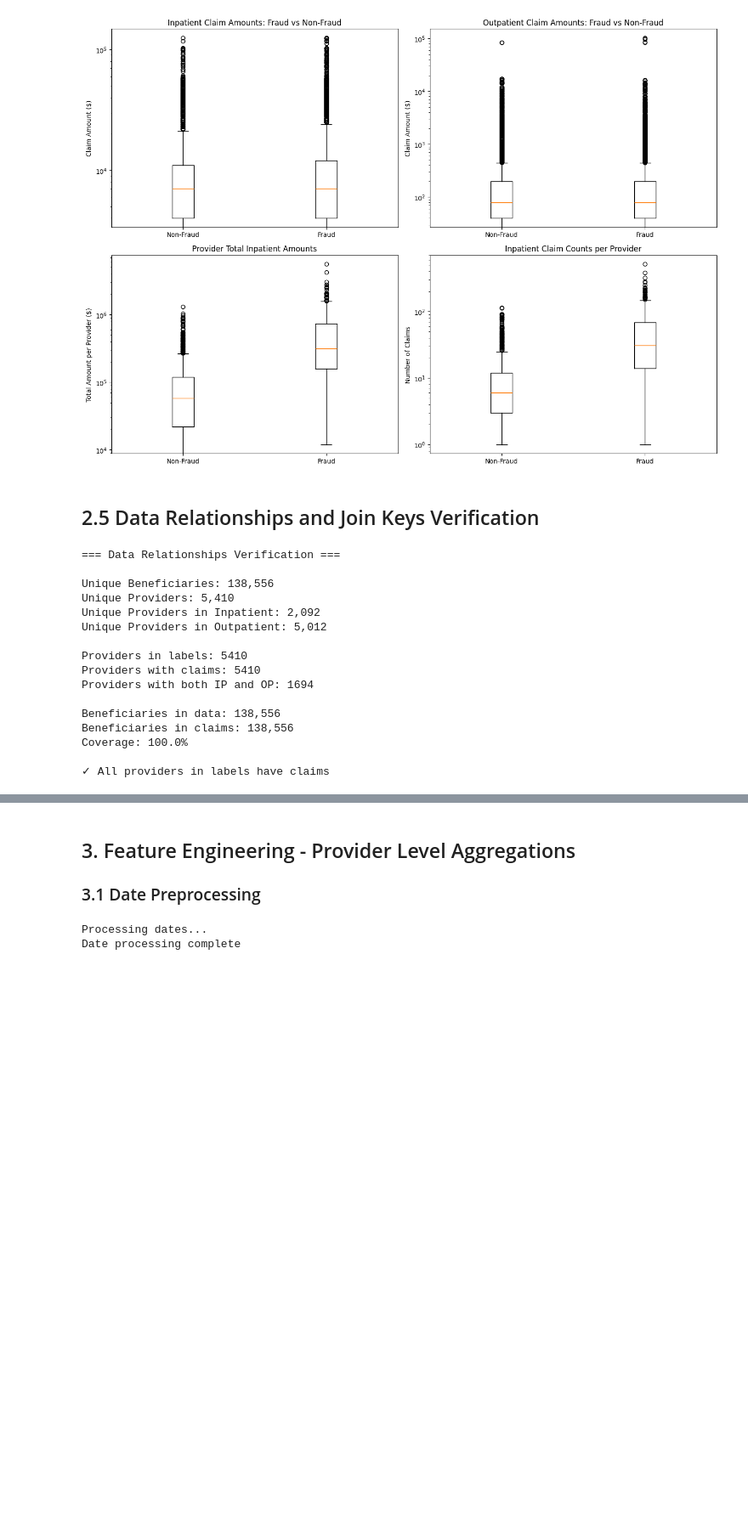
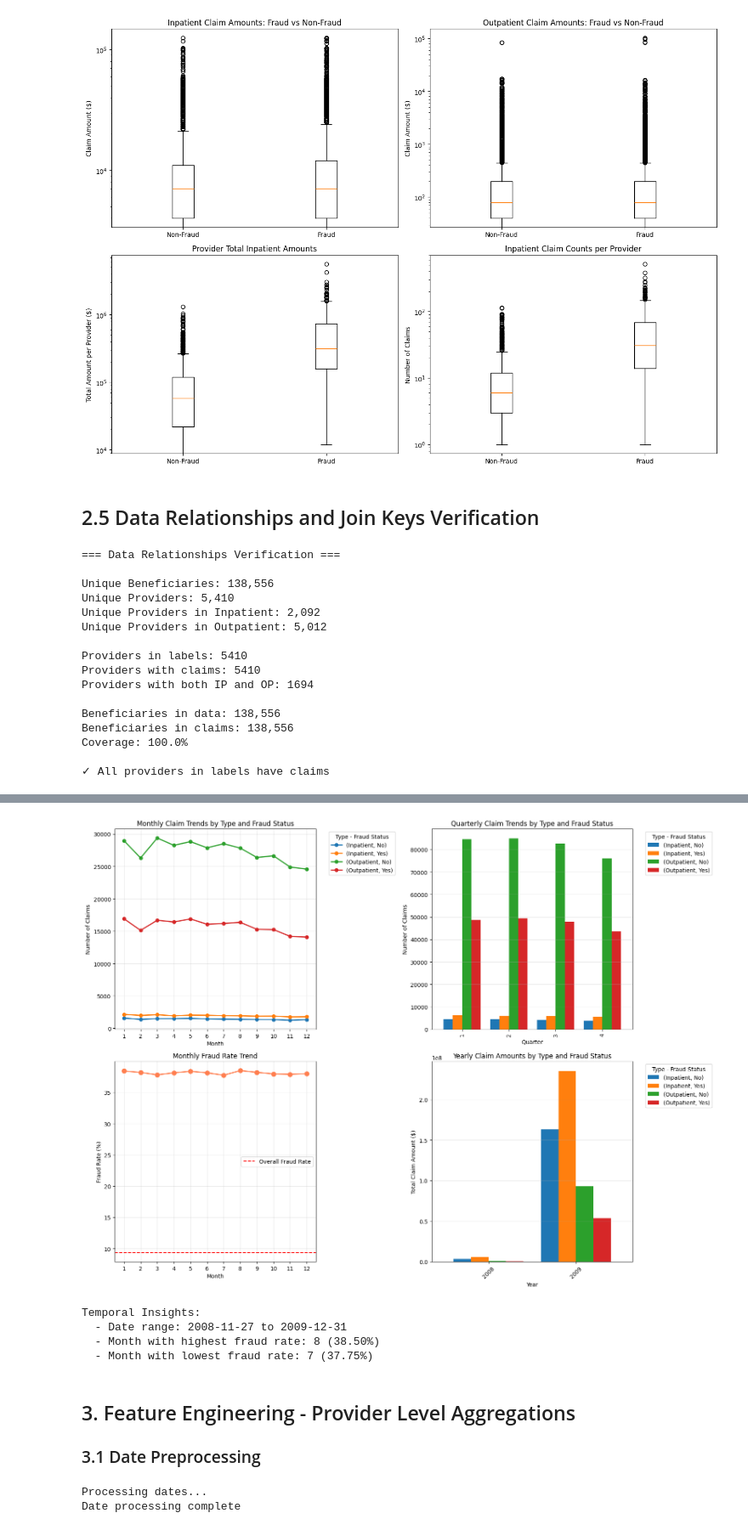
Before and after one commit to Youssefabdelmalak/fraud_detection_project, a Jupyter notebook: notebooks/01_data_exploration_and_feature_engineering.ipynb, the cells around one changed output, grey strips where cells are left out. Shown: that part at 85% size. Cells and saved outputs as stored; diff of their text form; code cells hidden in the pictures; blank space fills up the shorter version.

```diff
--- a/notebooks/01_data_exploration_and_feature_engineering.ipynb
+++ b/notebooks/01_data_exploration_and_feature_engineering.ipynb
@@ -493,3 +681,70 @@ Coverage: 100.0%
+# %%
+# Visualize temporal patterns
+fig, axes = plt.subplots(2, 2, figsize=(16, 12))
+
+# 1. Monthly claim trends
+monthly_pivot = monthly_claims.pivot_table(index='ClaimMonth', columns=['Type', 'PotentialFraud'],
+                                           values='Count', fill_value=0)
+monthly_pivot.plot(kind='line', ax=axes[0, 0], marker='o', linewidth=2)
+axes[0, 0].set_xlabel('Month')
+axes[0, 0].set_ylabel('Number of Claims')
+axes[0, 0].set_title('Monthly Claim Trends by Type and Fraud Status')
+axes[0, 0].legend(title='Type - Fraud Status', bbox_to_anchor=(1.05, 1), loc='upper left')
+axes[0, 0].grid(True, alpha=0.3)
+axes[0, 0].set_xticks(range(1, 13))
+
+# 2. Quarterly claim trends
+quarterly_pivot = quarterly_claims.pivot_table(index='ClaimQuarter', columns=['Type', 'PotentialFraud'],
+                                                values='Count', fill_value=0)
+quarterly_pivot.plot(kind='bar', ax=axes[0, 1], width=0.8)
+axes[0, 1].set_xlabel('Quarter')
+axes[0, 1].set_ylabel('Number of Claims')
+axes[0, 1].set_title('Quarterly Claim Trends by Type and Fraud Status')
+axes[0, 1].legend(title='Type - Fraud Status', bbox_to_anchor=(1.05, 1), loc='upper left')
+axes[0, 1].grid(True, alpha=0.3, axis='y')
+
+# 3. Monthly fraud rate
+monthly_fraud_pct = monthly_claims[monthly_claims['PotentialFraud'] == 'Yes'].groupby('ClaimMonth')['Count'].sum() / \
+                    monthly_claims.groupby('ClaimMonth')['Count'].sum() * 100
+axes[1, 0].plot(monthly_fraud_pct.index, monthly_fraud_pct.values, marker='o', linewidth=2,
+                color='coral', markersize=8)
+axes[1, 0].axhline(y=provider_geo['PotentialFraud'].eq('Yes').mean() * 100,
+                   color='red', linestyle='--', label='Overall Fraud Rate')
+axes[1, 0].set_xlabel('Month')
+axes[1, 0].set_ylabel('Fraud Rate (%)')
+axes[1, 0].set_title('Monthly Fraud Rate Trend')
+axes[1, 0].set_xticks(range(1, 13))
+axes[1, 0].legend()
+axes[1, 0].grid(True, alpha=0.3)
+
+# 4. Yearly claim amounts by fraud status
+yearly_amounts = pd.concat([
+    inpatient_with_labels.groupby(['ClaimYear', 'PotentialFraud'])['InscClaimAmtReimbursed'].sum().reset_index().assign(Type='Inpatient'),
+    outpatient_with_labels.groupby(['ClaimYear', 'PotentialFraud'])['InscClaimAmtReimbursed'].sum().reset_index().assign(Type='Outpatient')
+])
+yearly_amounts_pivot = yearly_amounts.pivot_table(index='ClaimYear', columns=['Type', 'PotentialFraud'],
+                                                   values='InscClaimAmtReimbursed', fill_value=0)
+yearly_amounts_pivot.plot(kind='bar', ax=axes[1, 1], width=0.8)
+axes[1, 1].set_xlabel('Year')
+axes[1, 1].set_ylabel('Total Claim Amount ($)')
+axes[1, 1].set_title('Yearly Claim Amounts by Type and Fraud Status')
+axes[1, 1].legend(title='Type - Fraud Status', bbox_to_anchor=(1.05, 1), loc='upper left')
+axes[1, 1].tick_params(axis='x', rotation=45)
+axes[1, 1].grid(True, alpha=0.3, axis='y')
+
+plt.tight_layout()
+plt.show()
+
+print(f"\nTemporal Insights:")
+print(f"  - Date range: {inpatient['ClaimStartDt'].min().strftime('%Y-%m-%d')} to {inpatient['ClaimStartDt'].max().strftime('%Y-%m-%d')}")
+print(f"  - Month with highest fraud rate: {monthly_fraud_pct.idxmax()} ({monthly_fraud_pct.max():.2f}%)")
+print(f"  - Month with lowest fraud rate: {monthly_fraud_pct.idxmin()} ({monthly_fraud_pct.min():.2f}%)")
+# %% [output]
+[figure, added]
+Temporal Insights:
+  - Date range: 2008-11-27 to 2009-12-31
+  - Month with highest fraud rate: 8 (38.50%)
+  - Month with lowest fraud rate: 7 (37.75%)
 # %% [markdown]
 ## 3. Feature Engineering - Provider Level Aggregations
 
```
Also changed, not shown: parts of 5 cells of this notebook.
